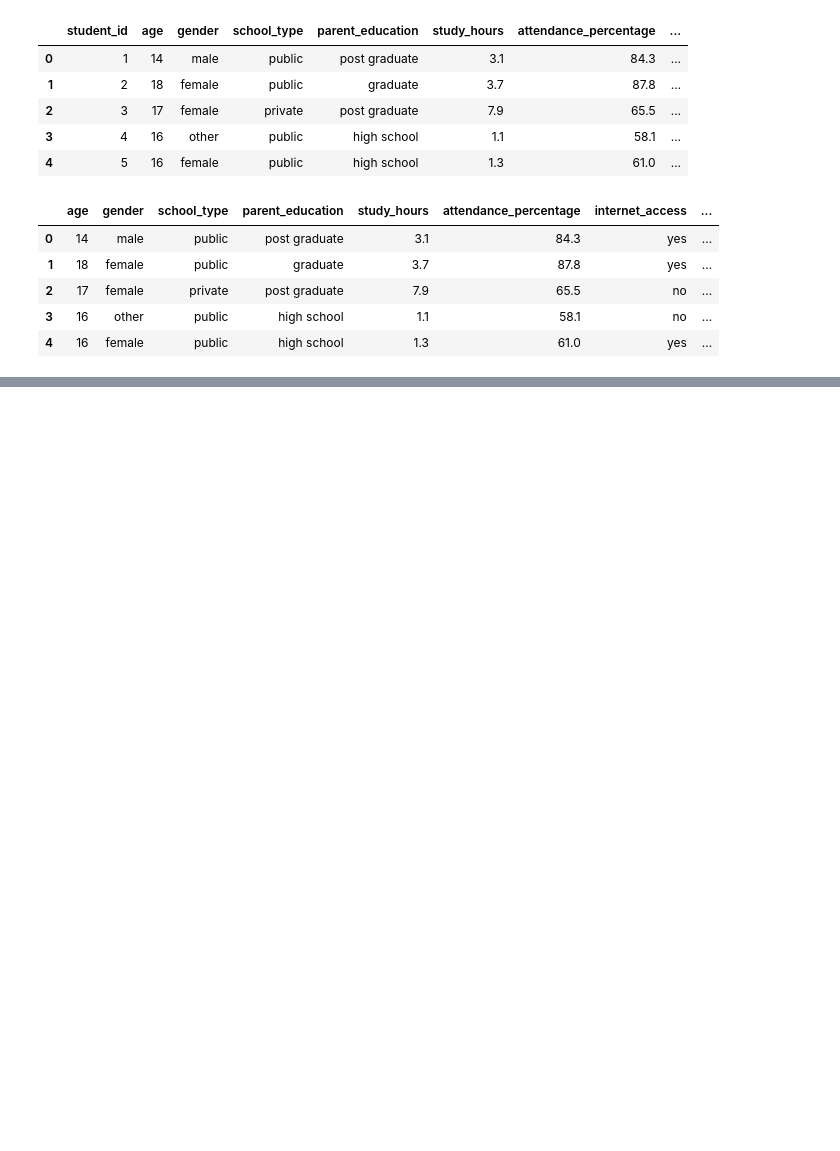
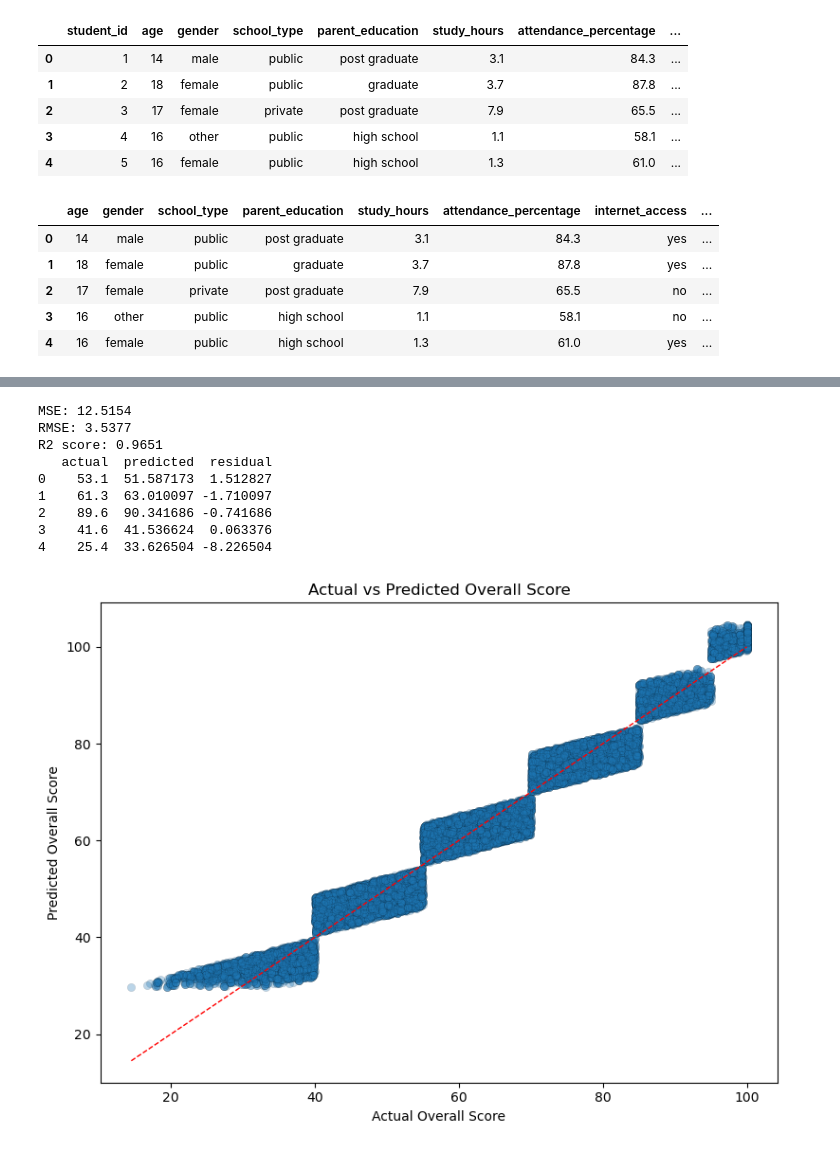
Before and after one commit to bapaidas2002/Projects, a Jupyter notebook: SKE309_Project/main.ipynb, the cells around one changed output, grey strips where cells are left out. Drawn from its saved outputs; the diff is of its cells as text; code cells hidden in the pictures; blank space fills up the shorter version.

```diff
--- a/SKE309_Project/main.ipynb
+++ b/SKE309_Project/main.ipynb
@@ -26,0 +206,13 @@ df1.head(5)
+# %%
+X = df2.drop(columns=['overall_score'])
+y = df2['overall_score']
+
+X = X.fillna(X.mean())
+
+lr_model = LinearRegression()
+lr_model.fit(X, y)
+
+print("Intercept:", lr_model.intercept_)
+print("Coefficients:")
+for feature, coef in zip(X.columns, lr_model.coef_):
+    print(f"  {feature}: {coef}")
@@ -26,0 +233,38 @@ df1.head(5)
+# %%
+y_pred = lr_model.predict(X)
+
+mse = mean_squared_error(y, y_pred)
+rmse = np.sqrt(mse)
+r2 = r2_score(y, y_pred)
+
+print(f"MSE: {mse:.4f}")
+print(f"RMSE: {rmse:.4f}")
+print(f"R2 score: {r2:.4f}")
+
+results = pd.DataFrame({
+    "actual": y,
+    "predicted": y_pred,
+    "residual": y - y_pred
+})
+
+print(results.head())
+
+plt.figure(figsize=(8, 6))
+plt.scatter(y, y_pred, alpha=0.3, edgecolor='k', linewidth=0.2)
+plt.plot([y.min(), y.max()], [y.min(), y.max()], "r--", linewidth=1)
+plt.xlabel("Actual Overall Score")
+plt.ylabel("Predicted Overall Score")
+plt.title("Actual vs Predicted Overall Score")
+plt.tight_layout()
+plt.show()
+# %% [output]
+MSE: 12.5154
+RMSE: 3.5377
+R2 score: 0.9651
+   actual  predicted  residual
+0    53.1  51.587173  1.512827
+1    61.3  63.010097 -1.710097
+2    89.6  90.341686 -0.741686
+3    41.6  41.536624  0.063376
+4    25.4  33.626504 -8.226504
+[figure, added]
```
Also changed, not shown: parts of 6 cells of this notebook, 1 other file.
